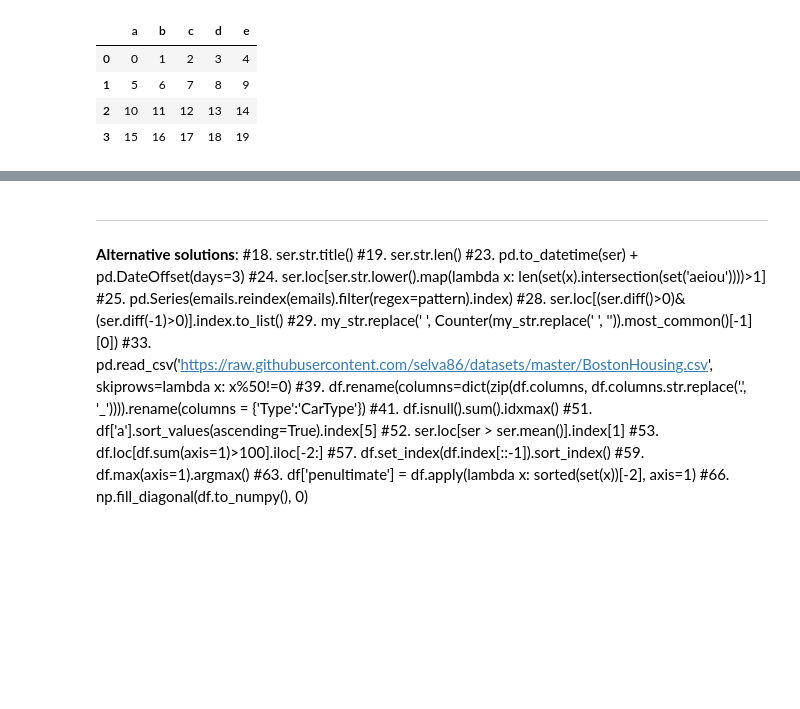
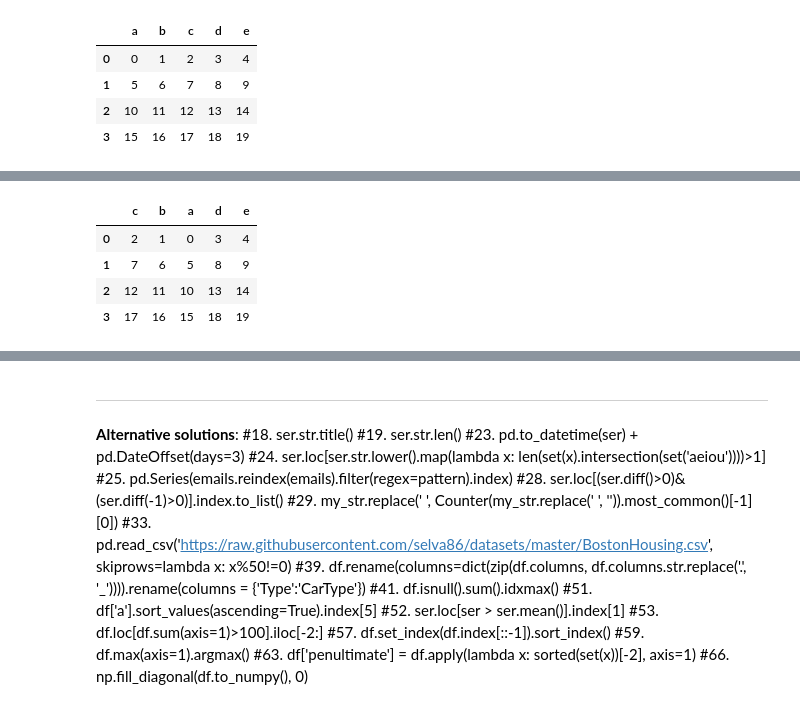
Before and after one commit to KarimaCha/Exercises_Python_NumPy_Pandas, a Jupyter notebook: 03_Pandas_Exercises_KC.ipynb, the cells around one changed output, grey strips where cells are left out. Cells and saved outputs as stored; diff of their text form; code cells hidden in the pictures; blank space fills up the shorter version.

```diff
--- a/03_Pandas_Exercises_KC.ipynb
+++ b/03_Pandas_Exercises_KC.ipynb
@@ -1749,2 +1754,21 @@ df
+# %%
+# Part 2: Create a generic function to interchange two columns, without hardcoding column names.
+# see also: https://stackoverflow.com/questions/25649429/how-to-swap-two-dataframe-columns
+
+def switch_columns(df, col1, col2):
+    colnames = df.columns.tolist()                            # or: df.columns.values, or: list(df.columns)
+    i1, i2 = colnames.index(col1), colnames.index(col2)       # Return first index of value.
+    # or: i1, i2 = np.where(colnames==col1), np.where(colnames==col2)
+    colnames[i2], colnames[i1] = colnames[i1], colnames[i2]   # swap both columns simultaneously
+    return df[colnames]
+
+df1 = switch_columns(df, 'a', 'c')
+df1
+# %% [output]
+|  | c | b | a | d | e |
+| 0 | 2 | 1 | 0 | 3 | 4 |
+| 1 | 7 | 6 | 5 | 8 | 9 |
+| 2 | 12 | 11 | 10 | 13 | 14 |
+| 3 | 17 | 16 | 15 | 18 | 19 |
 # %%
 # Part 3: Sort the columns in reverse alphabetical order, that is colume 'e' first through column 'a' last.
```
Also changed, not shown: parts of 7 cells of this notebook.
